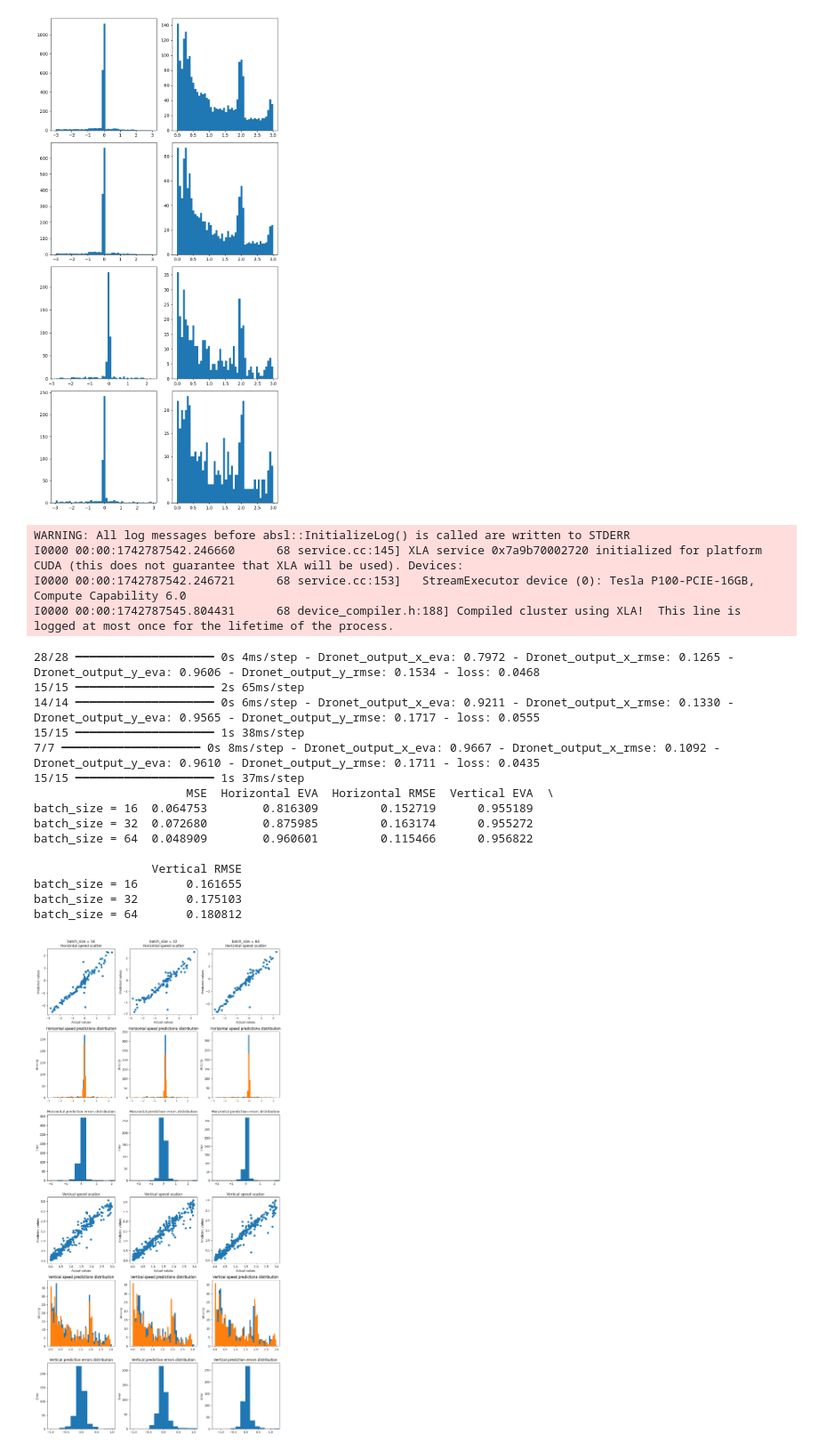
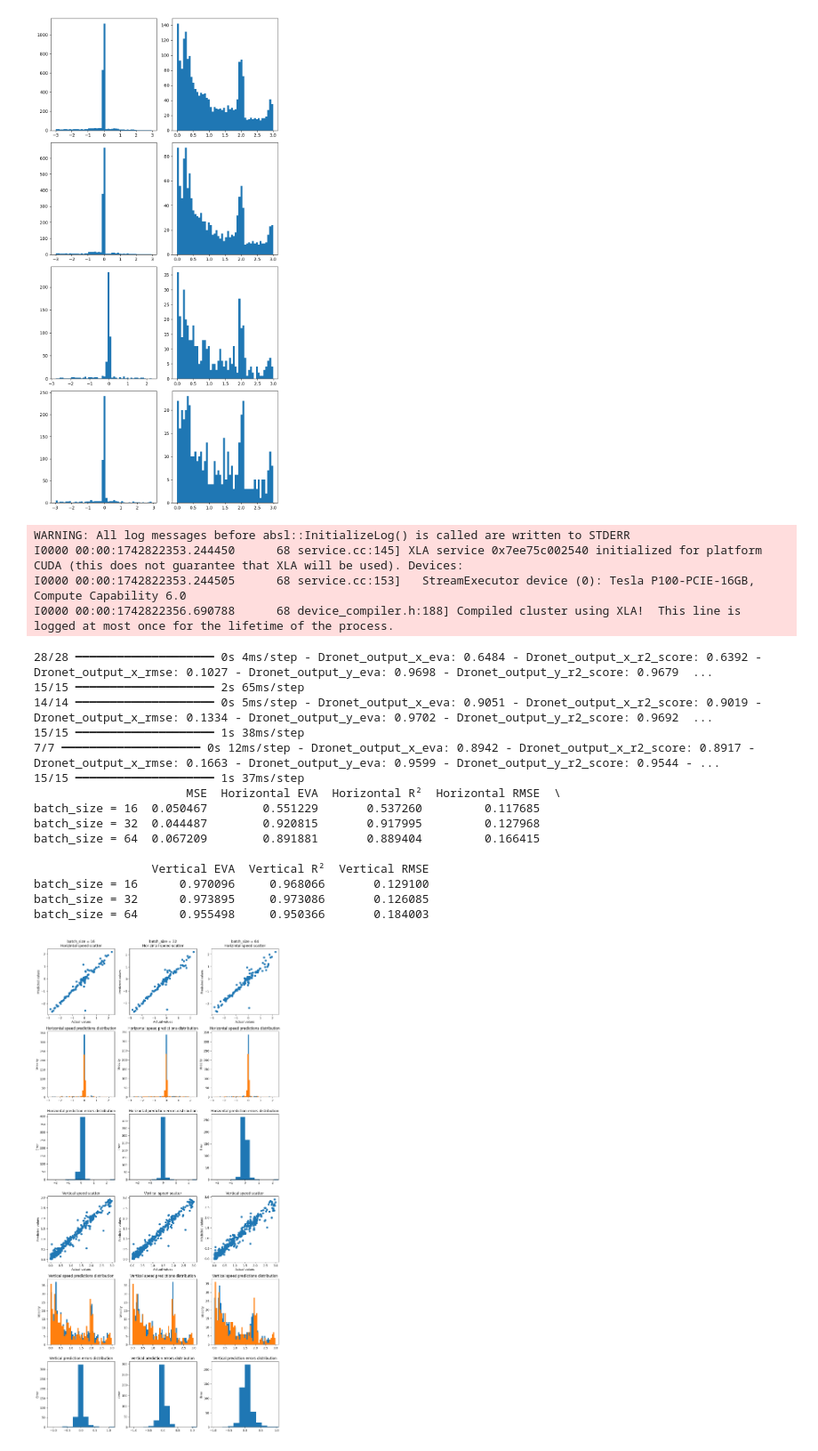
Before and after one commit to GabrieLuAlves/dronet-evaluation-for-indoor-navigation, a Jupyter notebook: dronet-evaluation-for-indoor-navigation.ipynb, the cells around one changed output. Shown at 89% size. Saved outputs shown, nothing was run; the diff lists cells and outputs as text; code cells hidden in the pictures.

Commit message:
Kaggle Notebook | Dronet evaluation for indoor navigation | Version 8

```diff
--- a/dronet-evaluation-for-indoor-navigation.ipynb
+++ b/dronet-evaluation-for-indoor-navigation.ipynb
@@ -145,9 +145,15 @@ class DataGenerator(Sequence):
             np.random.shuffle(self.indexes)
 # %%
 def mae(y_true, y_pred):
+    y_true = tf.reshape(y_true, [-1, 1])
+    y_pred = tf.reshape(y_pred, [-1, 1])
+
     return tf.reduce_sum(tf.abs(y_true - y_pred))
 
 def r2_score(y_true, y_pred):
+    y_true = tf.reshape(y_true, [-1, 1])
+    y_pred = tf.reshape(y_pred, [-1, 1])
+
     ss_res = tf.reduce_sum(tf.square(y_true - y_pred))
     ss_tot = tf.reduce_sum(tf.square(y_true - tf.reduce_mean(y_true)))
 
@@ -186,13 +192,13 @@ def create_dronet(learning_rate):
     x = keras.layers.Dropout(0.5, name="Dronet_shared_dropout")(x)
 
     # Two independent branches
-    x_1 = keras.layers.Dense(1024, activation="relu", name="Dronet_dense_x_1")(x)
-    x_2 = keras.layers.Dense(512, activation="relu", name="Dronet_dense_x_2")(x_1)
-    x_3 = keras.layers.Dense(256, activation="relu", name="Dronet_dense_x_3")(x_2)
+    x_1 = keras.layers.Dense(512, activation="relu", name="Dronet_dense_x_1")(x)
+    x_2 = keras.layers.Dense(256, activation="relu", name="Dronet_dense_x_2")(x_1)
+    x_3 = keras.layers.Dense(128, activation="relu", name="Dronet_dense_x_3")(x_2)
 
-    y_1 = keras.layers.Dense(1024, activation="relu", name="Dronet_dense_y_1")(x)
-    y_2 = keras.layers.Dense(512, activation="relu", name="Dronet_dense_y_2")(y_1)
-    y_3 = keras.layers.Dense(256, activation="relu", name="Dronet_dense_y_3")(y_2)
+    y_1 = keras.layers.Dense(512, activation="relu", name="Dronet_dense_y_1")(x)
+    y_2 = keras.layers.Dense(256, activation="relu", name="Dronet_dense_y_2")(y_1)
+    y_3 = keras.layers.Dense(128, activation="relu", name="Dronet_dense_y_3")(y_2)
 
     outputs = [
         keras.layers.Dense(1, activation="linear", name="Dronet_output_x")(x_3),
@@ -208,8 +214,8 @@ def create_dronet(learning_rate):
         },
         optimizer=keras.optimizers.Adam(learning_rate=learning_rate),
         metrics={
-            "Dronet_output_x": [eva, rmse],
-            "Dronet_output_y": [eva, rmse],
+            "Dronet_output_x": [eva, rmse, r2_score],
+            "Dronet_output_y": [eva, rmse, r2_score],
         },
     )
 
@@ -242,25 +248,25 @@ for i, batch_size in enumerate([16, 32, 64]):
         validation_data=validation_dataset,
         epochs=200,
         callbacks=[
-            keras.callbacks.EarlyStopping(
+            # keras.callbacks.EarlyStopping(
+            #     monitor="val_Dronet_output_x_rmse",
+            #     patience=20,
+            #     min_delta=0.001,
+            #     mode="min"
+            # ),
+            keras.callbacks.ReduceLROnPlateau(
                 monitor="val_Dronet_output_x_rmse",
-                patience=20,
-                min_delta=0.01,
+                patience=10,
+                factor=0.5,
+                min_lr=1e-7,
                 mode="min"
             ),
-            # keras.callbacks.ReduceLROnPlateau(
-            #     monitor="val_Dronet_output_x_rmse",
-            #     patience=10,
-            #     factor=0.10,
-            #     min_lr=1e-7,
-            #     mode="min"
-            # ),
         ],
         verbose=0,
     )
 
     # Evaluation
-    metric_names = ["MSE", "Horizontal EVA", "Horizontal RMSE", "Vertical EVA", "Vertical RMSE"]
+    metric_names = ["MSE", "Horizontal EVA", "Horizontal R²", "Horizontal RMSE", "Vertical EVA", "Vertical R²", "Vertical RMSE"]
     metric_values = dronet.evaluate(test_dataset)
     data[column_name] = dict(zip(metric_names, metric_values))
 
@@ -286,48 +292,48 @@ for i, batch_size in enumerate([16, 32, 64]):
     ax[1, i].set_ylabel("Velocity")
 
     ax[2, i].hist(x_residuals)
     ax[2, i].set_title("Horizontal prediction errors distribution")
     ax[2, i].set_ylabel("Error")
     ax[2, i].set_xlim(x_limits)
 
     ax[3, i].scatter(y_test_scaled[:, 1], y_pred[:, 1])
     ax[3, i].set_title("Vertical speed scatter")
     ax[3, i].set_xlabel("Actual values")
     ax[3, i].set_ylabel("Predicted values")
 
     ax[4, i].hist(y_pred[:, 1], bins=50)
     ax[4, i].hist(y_test_scaled[:, 1], bins=50)
     ax[4, i].set_title("Vertical speed predictions distribution")
     ax[4, i].set_ylabel("Velocity")
 
     ax[5, i].hist(y_residuals)
     ax[5, i].set_title("Vertical prediction errors distribution")
     ax[5, i].set_ylabel("Error")
     ax[5, i].set_xlim(y_limits)
 
 metrics = pd.DataFrame(data)
 print(metrics.T)
 # %% [output]
 WARNING: All log messages before absl::InitializeLog() is called are written to STDERR
-I0000 00:00:1742787542.246660      68 service.cc:145] XLA service 0x7a9b70002720 initialized for platform CUDA (this does not guarantee that XLA will be used). Devices:
-I0000 00:00:1742787542.246721      68 service.cc:153]   StreamExecutor device (0): Tesla P100-PCIE-16GB, Compute Capability 6.0
-I0000 00:00:1742787545.804431      68 device_compiler.h:188] Compiled cluster using XLA!  This line is logged at most once for the lifetime of the process.
+I0000 00:00:1742822353.244450      68 service.cc:145] XLA service 0x7ee75c002540 initialized for platform CUDA (this does not guarantee that XLA will be used). Devices:
+I0000 00:00:1742822353.244505      68 service.cc:153]   StreamExecutor device (0): Tesla P100-PCIE-16GB, Compute Capability 6.0
+I0000 00:00:1742822356.690788      68 device_compiler.h:188] Compiled cluster using XLA!  This line is logged at most once for the lifetime of the process.
-28/28 ━━━━━━━━━━━━━━━━━━━━ 0s 4ms/step - Dronet_output_x_eva: 0.7972 - Dronet_output_x_rmse: 0.1265 - Dronet_output_y_eva: 0.9606 - Dronet_output_y_rmse: 0.1534 - loss: 0.0468
+28/28 ━━━━━━━━━━━━━━━━━━━━ 0s 4ms/step - Dronet_output_x_eva: 0.6484 - Dronet_output_x_r2_score: 0.6392 - Dronet_output_x_rmse: 0.1027 - Dronet_output_y_eva: 0.9698 - Dronet_output_y_r2_score: 0.9679  ...
 15/15 ━━━━━━━━━━━━━━━━━━━━ 2s 65ms/step
-14/14 ━━━━━━━━━━━━━━━━━━━━ 0s 6ms/step - Dronet_output_x_eva: 0.9211 - Dronet_output_x_rmse: 0.1330 - Dronet_output_y_eva: 0.9565 - Dronet_output_y_rmse: 0.1717 - loss: 0.0555
+14/14 ━━━━━━━━━━━━━━━━━━━━ 0s 5ms/step - Dronet_output_x_eva: 0.9051 - Dronet_output_x_r2_score: 0.9019 - Dronet_output_x_rmse: 0.1334 - Dronet_output_y_eva: 0.9702 - Dronet_output_y_r2_score: 0.9692  ...
 15/15 ━━━━━━━━━━━━━━━━━━━━ 1s 38ms/step
-7/7 ━━━━━━━━━━━━━━━━━━━━ 0s 8ms/step - Dronet_output_x_eva: 0.9667 - Dronet_output_x_rmse: 0.1092 - Dronet_output_y_eva: 0.9610 - Dronet_output_y_rmse: 0.1711 - loss: 0.0435
+7/7 ━━━━━━━━━━━━━━━━━━━━ 0s 12ms/step - Dronet_output_x_eva: 0.8942 - Dronet_output_x_r2_score: 0.8917 - Dronet_output_x_rmse: 0.1663 - Dronet_output_y_eva: 0.9599 - Dronet_output_y_r2_score: 0.9544 - ...
 15/15 ━━━━━━━━━━━━━━━━━━━━ 1s 37ms/step
-                      MSE  Horizontal EVA  Horizontal RMSE  Vertical EVA  \
-batch_size = 16  0.064753        0.816309         0.152719      0.955189
-batch_size = 32  0.072680        0.875985         0.163174      0.955272
-batch_size = 64  0.048909        0.960601         0.115466      0.956822
+                      MSE  Horizontal EVA  Horizontal R²  Horizontal RMSE  \
+batch_size = 16  0.050467        0.551229       0.537260         0.117685
+batch_size = 32  0.044487        0.920815       0.917995         0.127968
+batch_size = 64  0.067209        0.891881       0.889404         0.166415
 
-                 Vertical RMSE
-batch_size = 16       0.161655
-batch_size = 32       0.175103
-batch_size = 64       0.180812
+                 Vertical EVA  Vertical R²  Vertical RMSE
+batch_size = 16      0.970096     0.968066       0.129100
+batch_size = 32      0.973895     0.973086       0.126085
+batch_size = 64      0.955498     0.950366       0.184003
-[figure, old version]
+[figure, new version]
 # %%
 fig, ax = plt.subplots(2, 2, figsize=(8, 4), layout="constrained")
 
```
Also changed, not shown: parts of 2 cells of this notebook.
